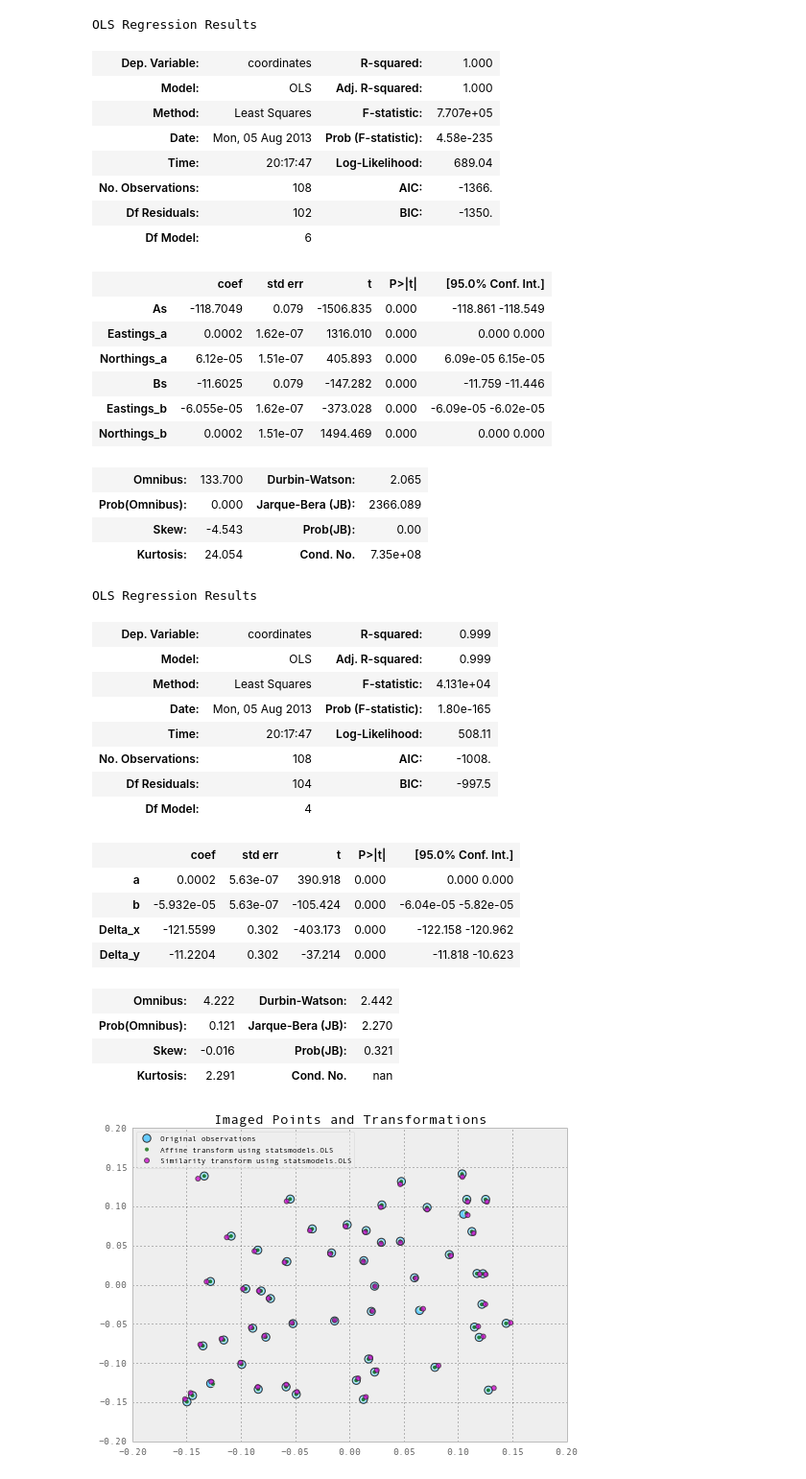
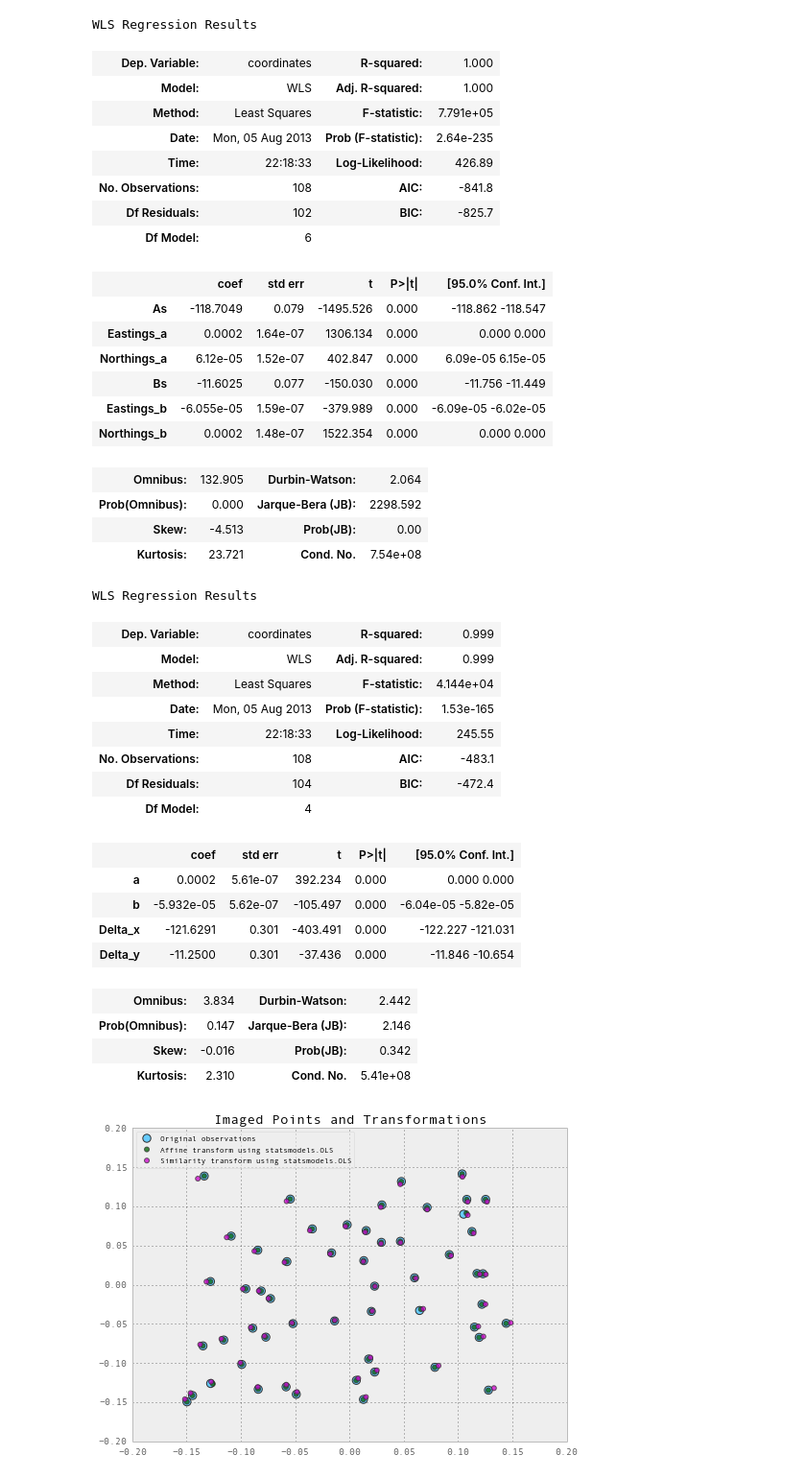
Before and after one commit to urschrei/linalg, a Jupyter notebook: statsmodels.ipynb, the cells around one changed output. Shown at 96% size. Cells and saved outputs as stored; diff of their text form; code cells hidden in the pictures.

Commit message:
Update to using weighted least squares

```diff
--- a/statsmodels.ipynb
+++ b/statsmodels.ipynb
@@ -8,52 +8,53 @@ affine_A_matrix = pd.read_pickle('data/A_matrix.pickle')
 b_vector = pd.read_pickle('data/b_vector.pickle')
 similarity_A_matrix = pd.read_pickle('data/similarity_A_Matrix.pickle')
 coords = pd.read_pickle('data/coordinates.pickle')
+covariance = pd.read_pickle('data/covariance_series.pickle')
 # %%
-affine_results = sm.OLS(b_vector, affine_A_matrix).fit()
+affine_results = sm.WLS(b_vector, affine_A_matrix, weights=1/covariance).fit()
 affine_results.summary()
 # %% [output]
-OLS Regression Results
+WLS Regression Results
 | Dep. Variable: | coordinates | R-squared: | 1.000 |
-| Model: | OLS | Adj. R-squared: | 1.000 |
-| Method: | Least Squares | F-statistic: | 7.707e+05 |
-| Date: | Mon, 05 Aug 2013 | Prob (F-statistic): | 4.58e-235 |
-| Time: | 20:17:47 | Log-Likelihood: | 689.04 |
-| No. Observations: | 108 | AIC: | -1366. |
-| Df Residuals: | 102 | BIC: | -1350. |
+| Model: | WLS | Adj. R-squared: | 1.000 |
+| Method: | Least Squares | F-statistic: | 7.791e+05 |
+| Date: | Mon, 05 Aug 2013 | Prob (F-statistic): | 2.64e-235 |
+| Time: | 22:18:33 | Log-Likelihood: | 426.89 |
+| No. Observations: | 108 | AIC: | -841.8 |
+| Df Residuals: | 102 | BIC: | -825.7 |
 | Df Model: | 6 |  |  |
 |  | coef | std err | t | P>|t| | [95.0% Conf. Int.] |
-| As | -118.7049 | 0.079 | -1506.835 | 0.000 | -118.861 -118.549 |
-| Eastings_a | 0.0002 | 1.62e-07 | 1316.010 | 0.000 | 0.000 0.000 |
-| Northings_a | 6.12e-05 | 1.51e-07 | 405.893 | 0.000 | 6.09e-05 6.15e-05 |
-| Bs | -11.6025 | 0.079 | -147.282 | 0.000 | -11.759 -11.446 |
-| Eastings_b | -6.055e-05 | 1.62e-07 | -373.028 | 0.000 | -6.09e-05 -6.02e-05 |
-| Northings_b | 0.0002 | 1.51e-07 | 1494.469 | 0.000 | 0.000 0.000 |
+| As | -118.7049 | 0.079 | -1495.526 | 0.000 | -118.862 -118.547 |
+| Eastings_a | 0.0002 | 1.64e-07 | 1306.134 | 0.000 | 0.000 0.000 |
+| Northings_a | 6.12e-05 | 1.52e-07 | 402.847 | 0.000 | 6.09e-05 6.15e-05 |
+| Bs | -11.6025 | 0.077 | -150.030 | 0.000 | -11.756 -11.449 |
+| Eastings_b | -6.055e-05 | 1.59e-07 | -379.989 | 0.000 | -6.09e-05 -6.02e-05 |
+| Northings_b | 0.0002 | 1.48e-07 | 1522.354 | 0.000 | 0.000 0.000 |
-| Omnibus: | 133.700 | Durbin-Watson: | 2.065 |
-| Prob(Omnibus): | 0.000 | Jarque-Bera (JB): | 2366.089 |
-| Skew: | -4.543 | Prob(JB): | 0.00 |
-| Kurtosis: | 24.054 | Cond. No. | 7.35e+08 |
+| Omnibus: | 132.905 | Durbin-Watson: | 2.064 |
+| Prob(Omnibus): | 0.000 | Jarque-Bera (JB): | 2298.592 |
+| Skew: | -4.513 | Prob(JB): | 0.00 |
+| Kurtosis: | 23.721 | Cond. No. | 7.54e+08 |
 # %%
-similarity_results = sm.OLS(b_vector, similarity_A_matrix).fit()
+similarity_results = sm.WLS(b_vector, similarity_A_matrix, weights=1/covariance).fit()
 similarity_results.summary()
 # %% [output]
-OLS Regression Results
+WLS Regression Results
 | Dep. Variable: | coordinates | R-squared: | 0.999 |
-| Model: | OLS | Adj. R-squared: | 0.999 |
-| Method: | Least Squares | F-statistic: | 4.131e+04 |
-| Date: | Mon, 05 Aug 2013 | Prob (F-statistic): | 1.80e-165 |
-| Time: | 20:17:47 | Log-Likelihood: | 508.11 |
-| No. Observations: | 108 | AIC: | -1008. |
-| Df Residuals: | 104 | BIC: | -997.5 |
+| Model: | WLS | Adj. R-squared: | 0.999 |
+| Method: | Least Squares | F-statistic: | 4.144e+04 |
+| Date: | Mon, 05 Aug 2013 | Prob (F-statistic): | 1.53e-165 |
+| Time: | 22:18:33 | Log-Likelihood: | 245.55 |
+| No. Observations: | 108 | AIC: | -483.1 |
+| Df Residuals: | 104 | BIC: | -472.4 |
 | Df Model: | 4 |  |  |
 |  | coef | std err | t | P>|t| | [95.0% Conf. Int.] |
-| a | 0.0002 | 5.63e-07 | 390.918 | 0.000 | 0.000 0.000 |
-| b | -5.932e-05 | 5.63e-07 | -105.424 | 0.000 | -6.04e-05 -5.82e-05 |
-| Delta_x | -121.5599 | 0.302 | -403.173 | 0.000 | -122.158 -120.962 |
-| Delta_y | -11.2204 | 0.302 | -37.214 | 0.000 | -11.818 -10.623 |
+| a | 0.0002 | 5.61e-07 | 392.234 | 0.000 | 0.000 0.000 |
+| b | -5.932e-05 | 5.62e-07 | -105.497 | 0.000 | -6.04e-05 -5.82e-05 |
+| Delta_x | -121.6291 | 0.301 | -403.491 | 0.000 | -122.227 -121.031 |
+| Delta_y | -11.2500 | 0.301 | -37.436 | 0.000 | -11.846 -10.654 |
-| Omnibus: | 4.222 | Durbin-Watson: | 2.442 |
-| Prob(Omnibus): | 0.121 | Jarque-Bera (JB): | 2.270 |
-| Skew: | -0.016 | Prob(JB): | 0.321 |
-| Kurtosis: | 2.291 | Cond. No. | nan |
+| Omnibus: | 3.834 | Durbin-Watson: | 2.442 |
+| Prob(Omnibus): | 0.147 | Jarque-Bera (JB): | 2.146 |
+| Skew: | -0.016 | Prob(JB): | 0.342 |
+| Kurtosis: | 2.310 | Cond. No. | 5.41e+08 |
 # %%
 coords['sm_affine_x_residuals'] = pd.Series(list(affine_results.resid[0:54]))
 coords['sm_affine_y_residuals'] = pd.Series(list(affine_results.resid[54:108]))
```
Also changed, not shown: parts of 1 cell of this notebook, 2 other files.
